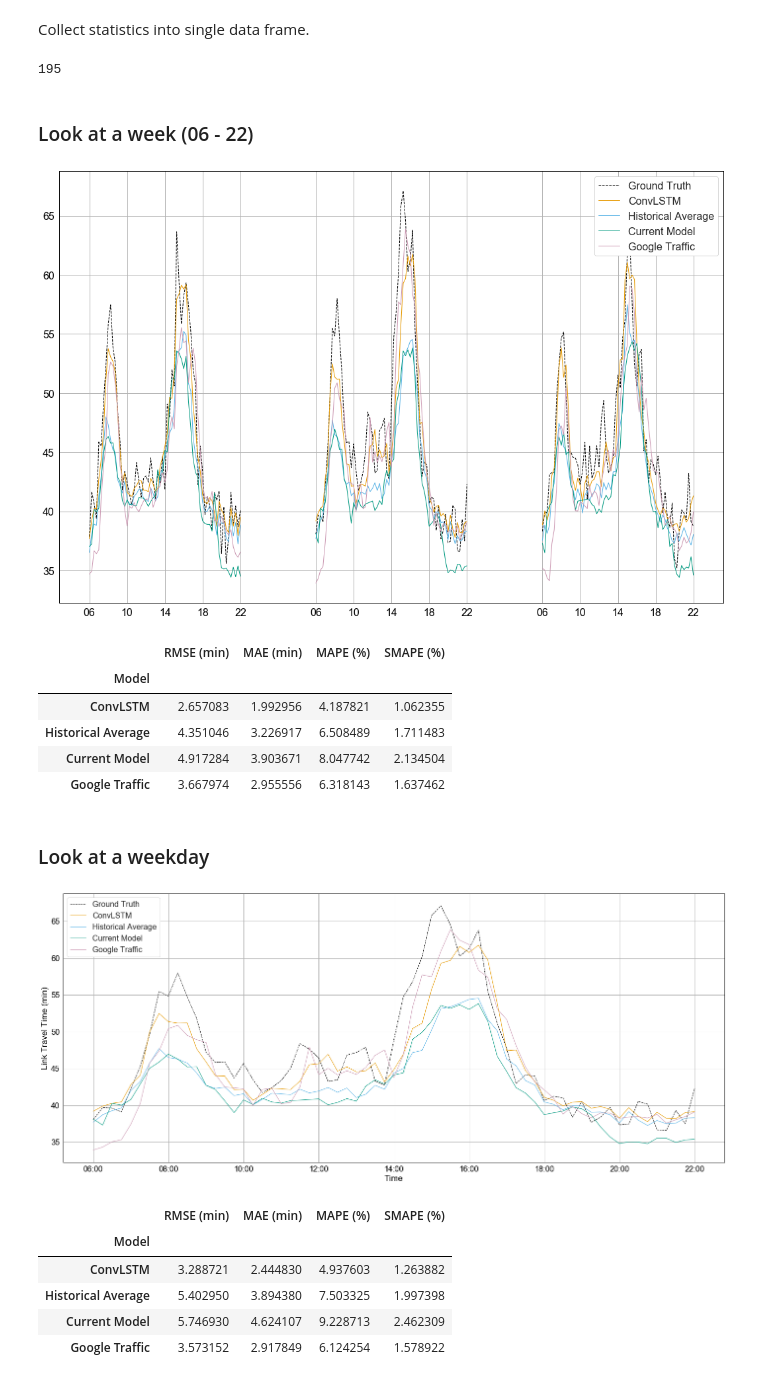
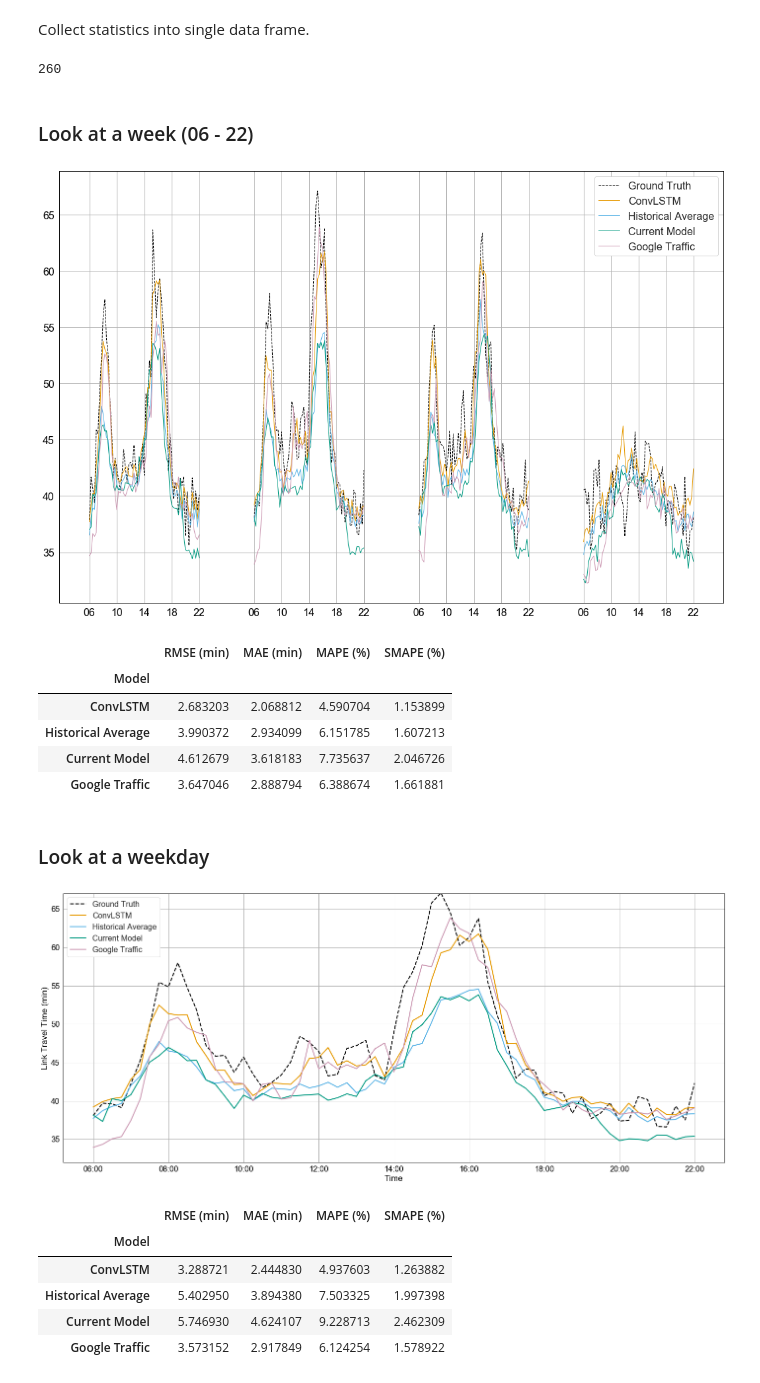
Before and after one commit to niklascp/bus-arrival-convlstm, a Jupyter notebook: jupyter/Comparison.ipynb, the cells around one changed output. Cells and saved outputs as stored; diff of their text form; code cells hidden in the pictures.

Commit message:
Finish paper for review.

```diff
--- a/jupyter/Comparison.ipynb
+++ b/jupyter/Comparison.ipynb
@@ -53,7 +53,7 @@ print(n)
 943136
 # %%
 data_train = data[data['DateTime'] < '2017-10-10']
-data_test = data[('2017-10-11' <= data['DateTime']) & (data['DateTime'] < '2017-10-14')]
+data_test = data[('2017-10-11' <= data['DateTime']) & (data['DateTime'] <= '2017-10-15')]
 # %%
 means, scales, low, upr = fit_scale(data_test)
 # %%
@@ -91,47 +91,47 @@ comp['Day'] = comp.index.strftime('%A')
 comp_ = comp.between_time('06:00', '22:00')
 len(comp_)
 # %% [output]
-195
+260
 # %% [markdown]
 ### Look at a week (06 - 22)
 # %%
 fig, ax = plt.subplots(figsize = (18, 12))
 first = True
 for key, comp_day in comp_.groupby('Day'):
     a, = plt.plot(comp_day['Ground Truth'], label = 'Ground Truth', color = 'C0', linewidth = 1, linestyle = '--')
     b, = plt.plot(comp_day['ConvLSTM'], label = 'ConvLSTM', color = 'C1', linewidth = 1, linestyle = '-')
     c, = plt.plot(comp_day['Historical Average'], label = 'Historical Average', color = 'C2', linewidth = 1, linestyle = '-')
     d, = plt.plot(comp_day['Current Model'], label = 'Current Model', color = 'C3', linewidth = 1, linestyle = '-')
     e, = plt.plot(comp_day['Google Traffic'], label = 'Google Traffic', color = 'C7', linewidth = 1, linestyle = '-')
     if first:
         ax.legend(handles = [a, b, c, d, e], loc='upper right')
         first = False
 
-dt_ix = pd.date_range('2017-10-11 06:00', '2017-10-14', freq = '4H')
+dt_ix = pd.date_range('2017-10-11 06:00', '2017-10-15', freq = '4H')
 ax.set_xticks(dt_ix[dt_ix.indexer_between_time('06:00', '22:00')])
 xfmt = md.DateFormatter('%H')
 ax.xaxis.set_major_formatter(xfmt)
 # %% [output]
-[figure, old version]
+[figure, new version]
 # %%
 comparison_matrix(comp_)
 # %% [output]
 |  | RMSE (min) | MAE (min) | MAPE (%) | SMAPE (%) |
 | Model |  |  |  |  |
-| ConvLSTM | 2.657083 | 1.992956 | 4.187821 | 1.062355 |
-| Historical Average | 4.351046 | 3.226917 | 6.508489 | 1.711483 |
-| Current Model | 4.917284 | 3.903671 | 8.047742 | 2.134504 |
-| Google Traffic | 3.667974 | 2.955556 | 6.318143 | 1.637462 |
+| ConvLSTM | 2.683203 | 2.068812 | 4.590704 | 1.153899 |
+| Historical Average | 3.990372 | 2.934099 | 6.151785 | 1.607213 |
+| Current Model | 4.612679 | 3.618183 | 7.735637 | 2.046726 |
+| Google Traffic | 3.647046 | 2.888794 | 6.388674 | 1.661881 |
 # %% [markdown]
 ### Look at a weekday
 # %%
 comp_day = comp_[comp_['Day'] == 'Thursday']
 fig, ax = plt.subplots(figsize = (24, 10))
-a, = plt.plot(comp_day['Ground Truth'], label = 'Ground Truth', color = 'C0', linewidth = 1, linestyle = '--')
-b, = plt.plot(comp_day['ConvLSTM'], label = 'ConvLSTM', color = 'C1', linewidth = 1, linestyle = '-')
-b, = plt.plot(comp_day['Historical Average'], label = 'Historical Average', color = 'C2', linewidth = 1, linestyle = '-')
-c, = plt.plot(comp_day['Current Model'], label = 'Current Model', color = 'C3', linewidth = 1, linestyle = '-')
-d, = plt.plot(comp_day['Google Traffic'], label = 'Google Traffic', color = 'C7', linewidth = 1, linestyle = '-')
+a, = plt.plot(comp_day['Ground Truth'], label = 'Ground Truth', color = 'C0', linewidth = 2, linestyle = '--')
+b, = plt.plot(comp_day['ConvLSTM'], label = 'ConvLSTM', color = 'C1', linewidth = 2, linestyle = '-')
+b, = plt.plot(comp_day['Historical Average'], label = 'Historical Average', color = 'C2', linewidth = 2, linestyle = '-')
+c, = plt.plot(comp_day['Current Model'], label = 'Current Model', color = 'C3', linewidth = 2, linestyle = '-')
+d, = plt.plot(comp_day['Google Traffic'], label = 'Google Traffic', color = 'C7', linewidth = 2, linestyle = '-')
 ax.legend(loc='upper left', )
 
 
@@ -141,10 +141,12 @@ xfmt = md.DateFormatter('%H:%M')
 ax.xaxis.set_major_formatter(xfmt)
 ax.set_xlabel('Time')
 ax.set_ylabel('Link Travel Time (min)')
+ax.set_ylim(32, 67)
 
 plt.savefig('../paper/plots/comparison_day.pdf', bbox_inches='tight')
+plt.savefig('../paper/plots/comparison_day.png', bbox_inches='tight', dpi=300)
 # %% [output]
-[figure, old version]
+[figure, new version]
 # %%
 comparison_matrix(comp_day)
 # %% [output]
```
Also changed, not shown: parts of 10 cells of this notebook, 10 other files.
